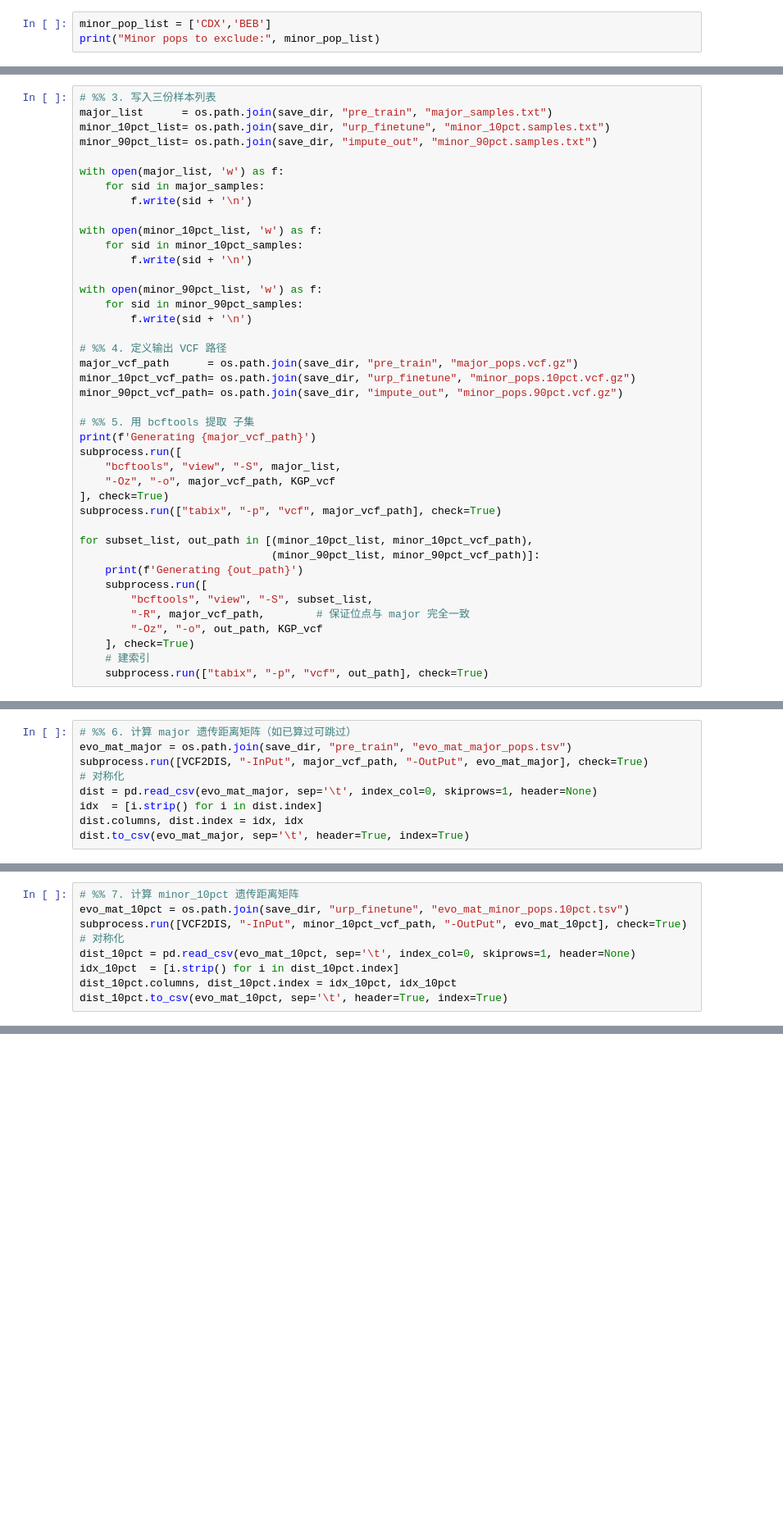
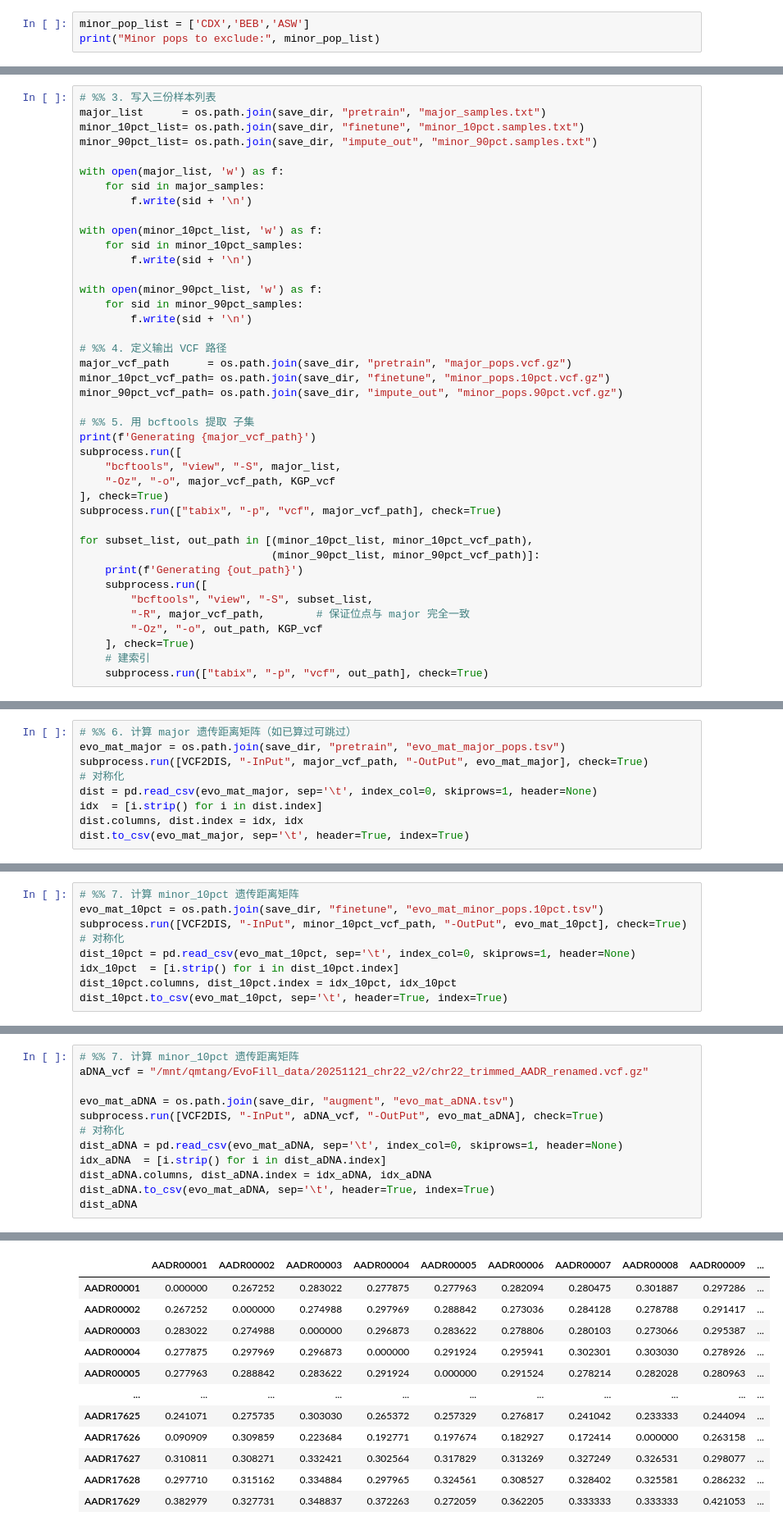
Before and after one commit to MaoLab-CD/EvoFill, a Jupyter notebook: notebook/1kGP_Partitioning.ipynb, the cells around one changed output, grey strips where cells are left out. Shown at 82% size. Drawn from its saved outputs; the diff is of its cells as text; blank space fills up the shorter version.

```diff
--- a/notebook/1kGP_Partitioning.ipynb
+++ b/notebook/1kGP_Partitioning.ipynb
@@ -154,4 +172,4 @@ plt.show()
 # %%
-minor_pop_list = ['CDX','BEB']
+minor_pop_list = ['CDX','BEB','ASW']
 print("Minor pops to exclude:", minor_pop_list)
 # %% [output]
@@ -192,7 +235,7 @@ Minor 10%子集：16 个，90%子集：152 个
 # %%
 # %% 3. 写入三份样本列表
-major_list      = os.path.join(save_dir, "pre_train", "major_samples.txt")
-minor_10pct_list= os.path.join(save_dir, "urp_finetune", "minor_10pct.samples.txt")
+major_list      = os.path.join(save_dir, "pretrain", "major_samples.txt")
+minor_10pct_list= os.path.join(save_dir, "finetune", "minor_10pct.samples.txt")
 minor_90pct_list= os.path.join(save_dir, "impute_out", "minor_90pct.samples.txt")
 
 with open(major_list, 'w') as f:
@@ -208,8 +251,8 @@ with open(minor_90pct_list, 'w') as f:
         f.write(sid + '\n')
 
 # %% 4. 定义输出 VCF 路径
-major_vcf_path      = os.path.join(save_dir, "pre_train", "major_pops.vcf.gz")
-minor_10pct_vcf_path= os.path.join(save_dir, "urp_finetune", "minor_pops.10pct.vcf.gz")
+major_vcf_path      = os.path.join(save_dir, "pretrain", "major_pops.vcf.gz")
+minor_10pct_vcf_path= os.path.join(save_dir, "finetune", "minor_pops.10pct.vcf.gz")
 minor_90pct_vcf_path= os.path.join(save_dir, "impute_out", "minor_pops.90pct.vcf.gz")
 
 # %% 5. 用 bcftools 提取 子集
@@ -237,6 +280,6 @@ Generating /mnt/qmtang/EvoFill_data/20251107_ver4/impute_out/minor_pops.90pct.vc
 # %%
 # %% 6. 计算 major 遗传距离矩阵（如已算过可跳过）
-evo_mat_major = os.path.join(save_dir, "pre_train", "evo_mat_major_pops.tsv")
+evo_mat_major = os.path.join(save_dir, "pretrain", "evo_mat_major_pops.tsv")
 subprocess.run([VCF2DIS, "-InPut", major_vcf_path, "-OutPut", evo_mat_major], check=True)
 # 对称化
 dist = pd.read_csv(evo_mat_major, sep='\t', index_col=0, skiprows=1, header=None)
@@ -255,6 +298,6 @@ P_distance is created done ...
 # %%
 # %% 7. 计算 minor_10pct 遗传距离矩阵
-evo_mat_10pct = os.path.join(save_dir, "urp_finetune", "evo_mat_minor_pops.10pct.tsv")
+evo_mat_10pct = os.path.join(save_dir, "finetune", "evo_mat_minor_pops.10pct.tsv")
 subprocess.run([VCF2DIS, "-InPut", minor_10pct_vcf_path, "-OutPut", evo_mat_10pct], check=True)
 # 对称化
 dist_10pct = pd.read_csv(evo_mat_10pct, sep='\t', index_col=0, skiprows=1, header=None)
@@ -306,0 +352,13 @@ masked VCF saved to: /mnt/qmtang/EvoFill_data/20251107_ver4/impute_in/minor_pops
+# %%
+# %% 7. 计算 minor_10pct 遗传距离矩阵
+aDNA_vcf = "/mnt/qmtang/EvoFill_data/20251121_chr22_v2/chr22_trimmed_AADR_renamed.vcf.gz"
+
+evo_mat_aDNA = os.path.join(save_dir, "augment", "evo_mat_aDNA.tsv")
+subprocess.run([VCF2DIS, "-InPut", aDNA_vcf, "-OutPut", evo_mat_aDNA], check=True)
+# 对称化
+dist_aDNA = pd.read_csv(evo_mat_aDNA, sep='\t', index_col=0, skiprows=1, header=None)
+idx_aDNA  = [i.strip() for i in dist_aDNA.index]
+dist_aDNA.columns, dist_aDNA.index = idx_aDNA, idx_aDNA
+dist_aDNA.to_csv(evo_mat_aDNA, sep='\t', header=True, index=True)
+dist_aDNA
+# %% [output]
@@ -306,0 +373,12 @@ masked VCF saved to: /mnt/qmtang/EvoFill_data/20251107_ver4/impute_in/minor_pops
+|  | AADR00001 | AADR00002 | AADR00003 | AADR00004 | AADR00005 | AADR00006 | AADR00007 | AADR00008 | AADR00009 | ... |
+| AADR00001 | 0.000000 | 0.267252 | 0.283022 | 0.277875 | 0.277963 | 0.282094 | 0.280475 | 0.301887 | 0.297286 | ... |
+| AADR00002 | 0.267252 | 0.000000 | 0.274988 | 0.297969 | 0.288842 | 0.273036 | 0.284128 | 0.278788 | 0.291417 | ... |
+| AADR00003 | 0.283022 | 0.274988 | 0.000000 | 0.296873 | 0.283622 | 0.278806 | 0.280103 | 0.273066 | 0.295387 | ... |
+| AADR00004 | 0.277875 | 0.297969 | 0.296873 | 0.000000 | 0.291924 | 0.295941 | 0.302301 | 0.303030 | 0.278926 | ... |
+| AADR00005 | 0.277963 | 0.288842 | 0.283622 | 0.291924 | 0.000000 | 0.291524 | 0.278214 | 0.282028 | 0.280963 | ... |
+| ... | ... | ... | ... | ... | ... | ... | ... | ... | ... | ... |
+| AADR17625 | 0.241071 | 0.275735 | 0.303030 | 0.265372 | 0.257329 | 0.276817 | 0.241042 | 0.233333 | 0.244094 | ... |
+| AADR17626 | 0.090909 | 0.309859 | 0.223684 | 0.192771 | 0.197674 | 0.182927 | 0.172414 | 0.000000 | 0.263158 | ... |
+| AADR17627 | 0.310811 | 0.308271 | 0.332421 | 0.302564 | 0.317829 | 0.313269 | 0.327249 | 0.326531 | 0.298077 | ... |
+| AADR17628 | 0.297710 | 0.315162 | 0.334884 | 0.297965 | 0.324561 | 0.308527 | 0.328402 | 0.325581 | 0.286232 | ... |
+| AADR17629 | 0.382979 | 0.327731 | 0.348837 | 0.372263 | 0.272059 | 0.362205 | 0.333333 | 0.333333 | 0.421053 | ... |
```
Also changed, not shown: parts of 16 cells of this notebook, 14 other files.
